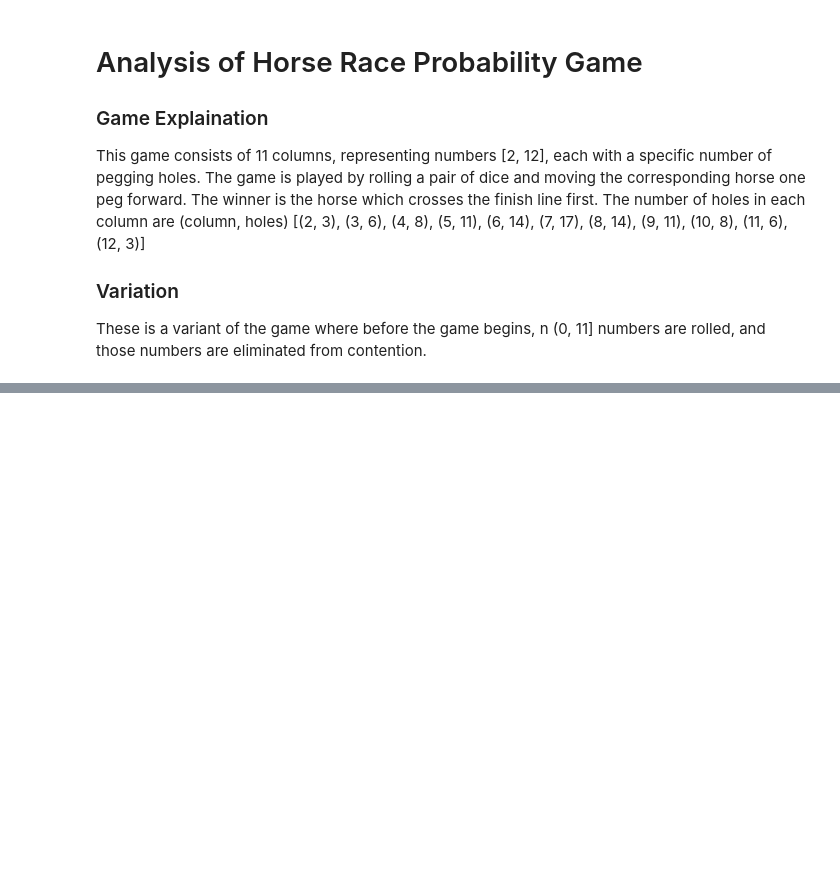
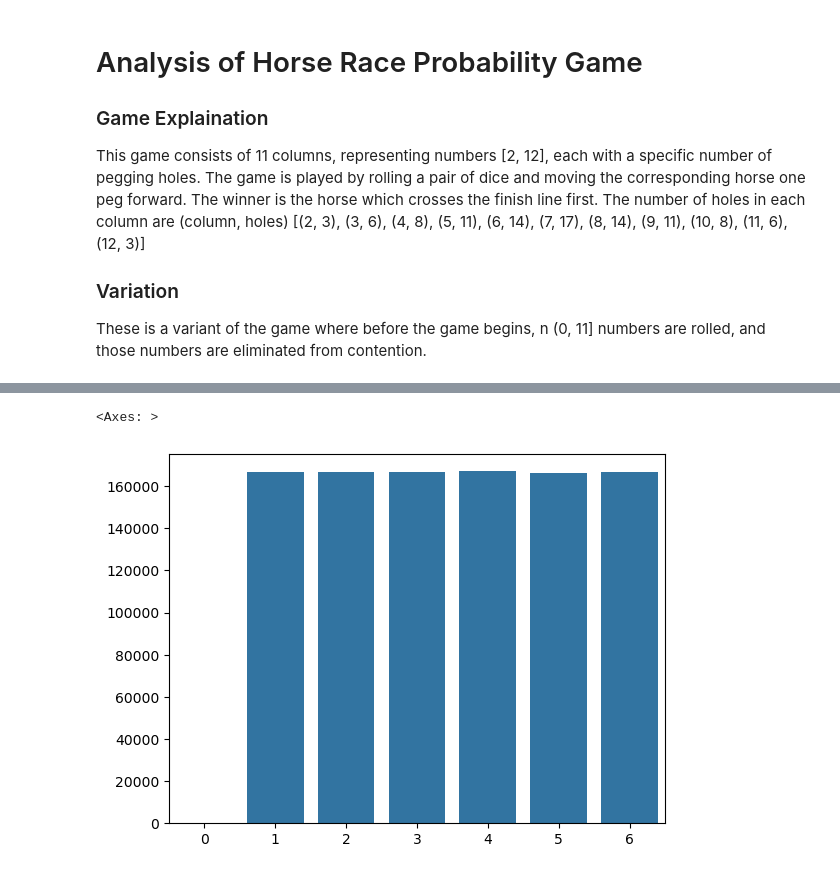
Before and after one commit to botto8502/horse_game_analysis, a Jupyter notebook: main.ipynb, the cells around one changed output, grey strips where cells are left out. Cells and saved outputs as stored; diff of their text form; code cells hidden in the pictures; blank space fills up the shorter version.

Commit message:
Added some simulation and plotting

```diff
--- a/main.ipynb
+++ b/main.ipynb
@@ -49,0 +50,15 @@ TypeError: cannot unpack non-iterable int object
+# %%
+N = 1000000
+one_die = np.zeros(7)
+two_dice = np.zeros(13)
+
+for i in range(N):
+    d1 = random.randint(1, 6)
+    d2 = random.randint(1, 6)
+    one_die[d1] += 1
+    two_dice[d1 + d2] += 1
+# %%
+sn.barplot(one_die)
+# %% [output]
+<Axes: >
+[figure, added]
```
Also changed, not shown: parts of 12 cells of this notebook.
